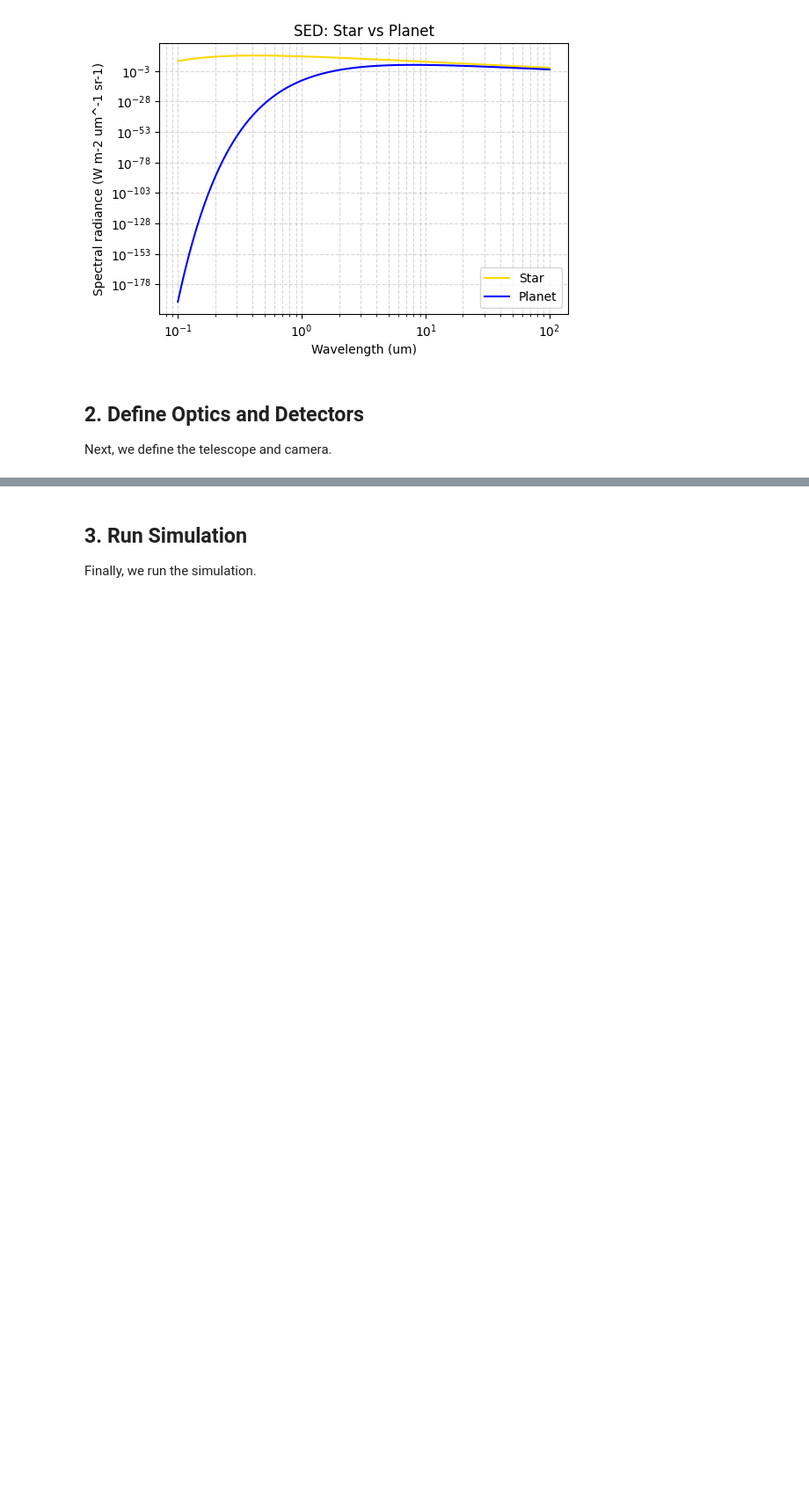
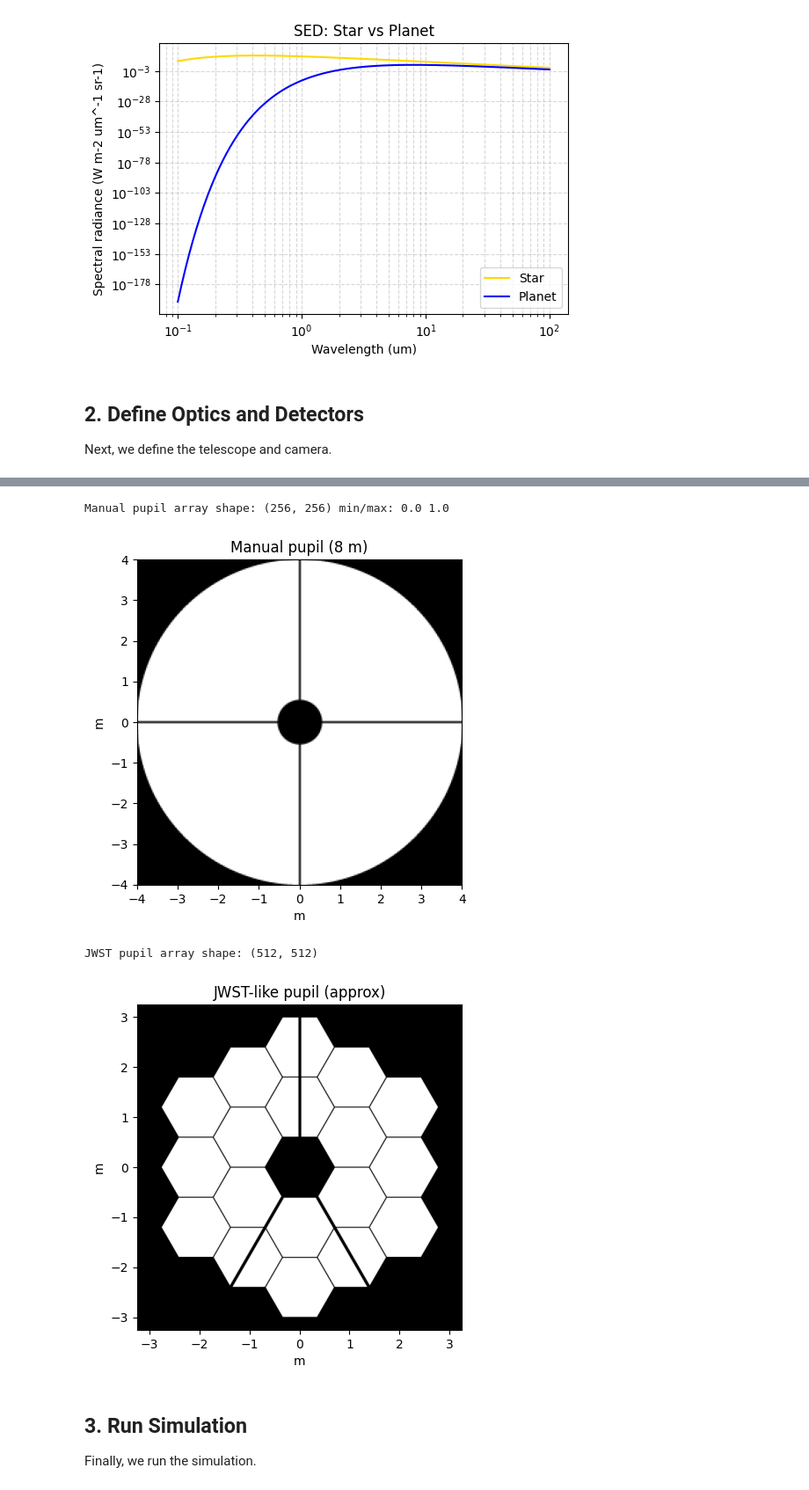
Before and after one commit to VForiel/HELIOS, a Jupyter notebook: examples/demo.ipynb, the cells around one changed output, grey strips where cells are left out. Shown at 88% size. Cells and saved outputs as stored; diff of their text form; code cells hidden in the pictures; blank space fills up the shorter version.

```diff
--- a/examples/demo.ipynb
+++ b/examples/demo.ipynb
@@ -63,3 +67,27 @@ context.add_layer(camera)
+# %%
+# Manual pupil: simple 8-m class pupil with 4 spiders and central obscuration
+p_manual = helios.components.Pupil(8*u.m)
+p_manual.add_disk(radius=4.0)
+p_manual.add_central_obscuration(diameter=1.1)
+p_manual.add_spiders(arms=4, width=0.05)
+arr_manual = p_manual.get_array(npix=256, soft=True)
+print('Manual pupil array shape:', arr_manual.shape, 'min/max:', arr_manual.min(), arr_manual.max())
+ax = p_manual.plot(npix=256)
+ax.set_title('Manual pupil (8 m)')
+plt.show()
+
+# JWST preset pupil (via Pupil.like)
+p_jwst = helios.components.Pupil.like('JWST')
+arr_jwst = p_jwst.get_array(npix=512, soft=True)
+print('JWST pupil array shape:', arr_jwst.shape)
+ax = p_jwst.plot(npix=512)
+ax.set_title('JWST-like pupil (approx)')
+plt.show()
+# %% [output]
+Manual pupil array shape: (256, 256) min/max: 0.0 1.0
+[figure, added]
+JWST pupil array shape: (512, 512)
+[figure, added]
 # %% [markdown]
 ## 3. Run Simulation
 Finally, we run the simulation.
```
Also changed, not shown: parts of 2 cells of this notebook, 1 other file.
